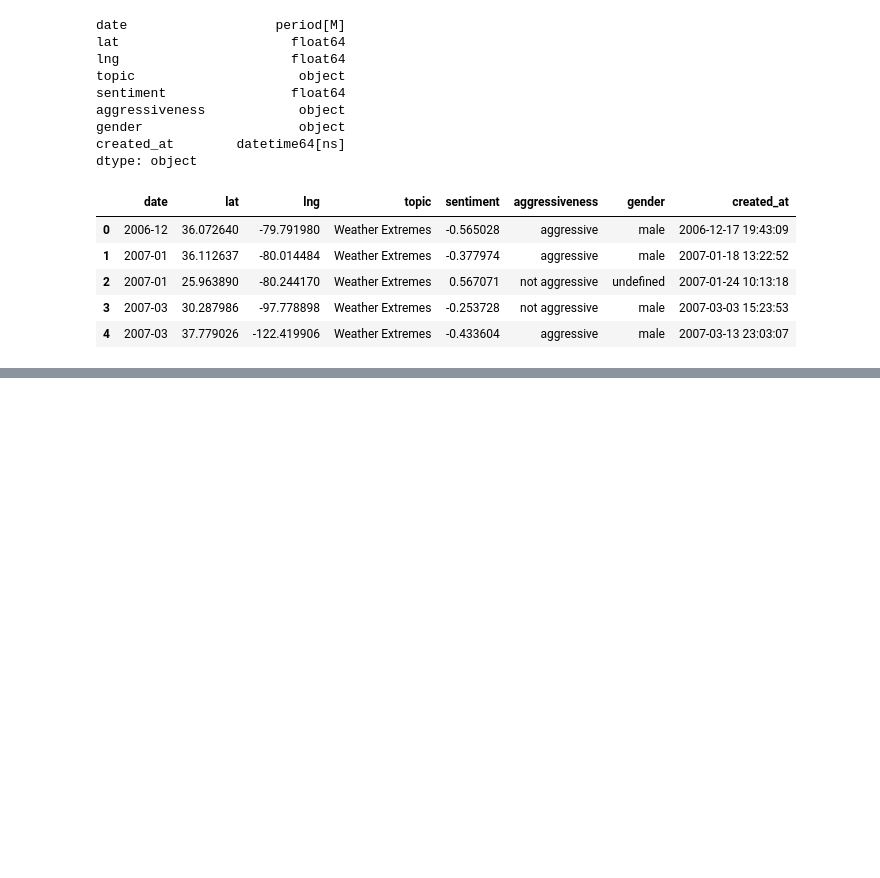
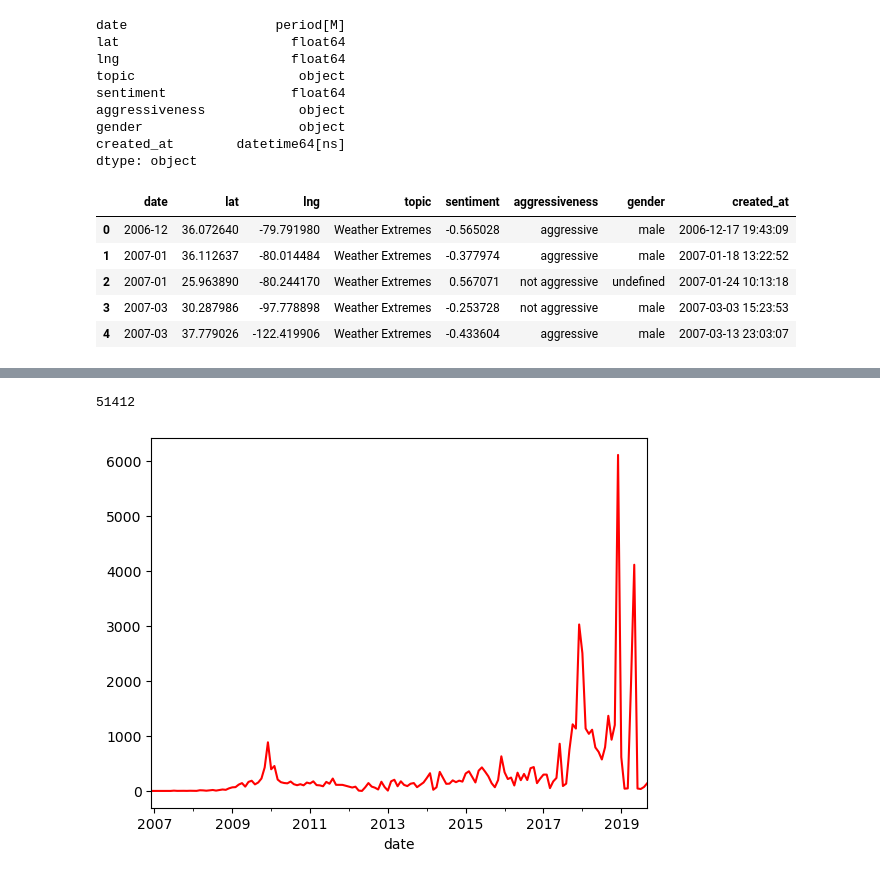
Before and after one commit to andcetera/Twitter-climate-change-sentiment, a Jupyter notebook: Tracking_Deniers_Over_Time.ipynb, the cells around one changed output, grey strips where cells are left out. Drawn from its saved outputs; the diff is of its cells as text; code cells hidden in the pictures; blank space fills up the shorter version.

```diff
--- a/Tracking_Deniers_Over_Time.ipynb
+++ b/Tracking_Deniers_Over_Time.ipynb
@@ -57,0 +102,9 @@ firsts.head()
+# %%
+# Create bins based on quartiles of sentiment value
+print(data['sentiment'].describe())
+
+bins = [-1, -.5, -.2, 0, 1]
+names = ["Very Low", "Low", "Average", "High"]
+
+data['Sentiment'] = pd.cut(data['sentiment'], bins, labels=names, include_lowest=True)
+data.head()
@@ -61,5 +129,16 @@ firsts.head()
 # stick to first few years on this one for more detail
 # %%
 # Create overview for full time range - strongest negative sentiment & aggressive posts only
+# Create new df isolating those with strong negative sentiments
+negative = data.loc[(data['Sentiment'] == 'Very Low') & (data['aggressiveness'] == 'aggressive'), ['date', 'topic', 'sentiment', 'gender']].reset_index(drop=True)
+print(len(negative))
+negative.head()
+
+count = negative.groupby('date').count()
 # What is the shape over time, are there waves, etc
-# Line or bar chart, maybe scatter w/linear regression of some kind?
+# Line graph, maybe scatter w/linear regression of some kind?
+count['topic'].plot(kind='line', color='red')
+plt.show()
+# %% [output]
+51412
+[figure, added]
```
Also changed, not shown: parts of 6 cells of this notebook.
